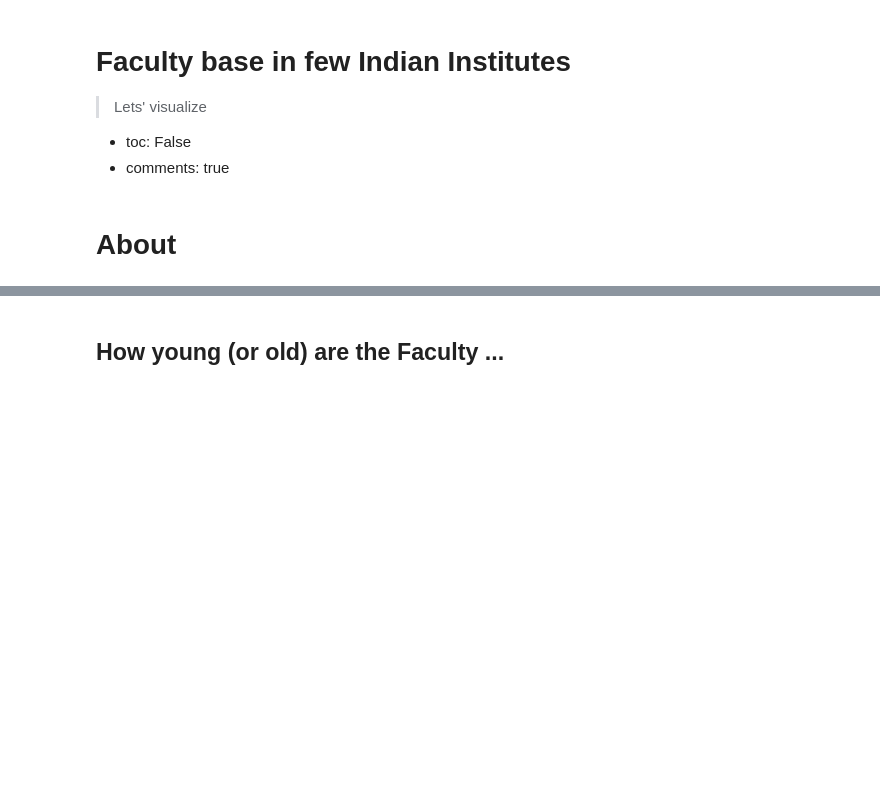
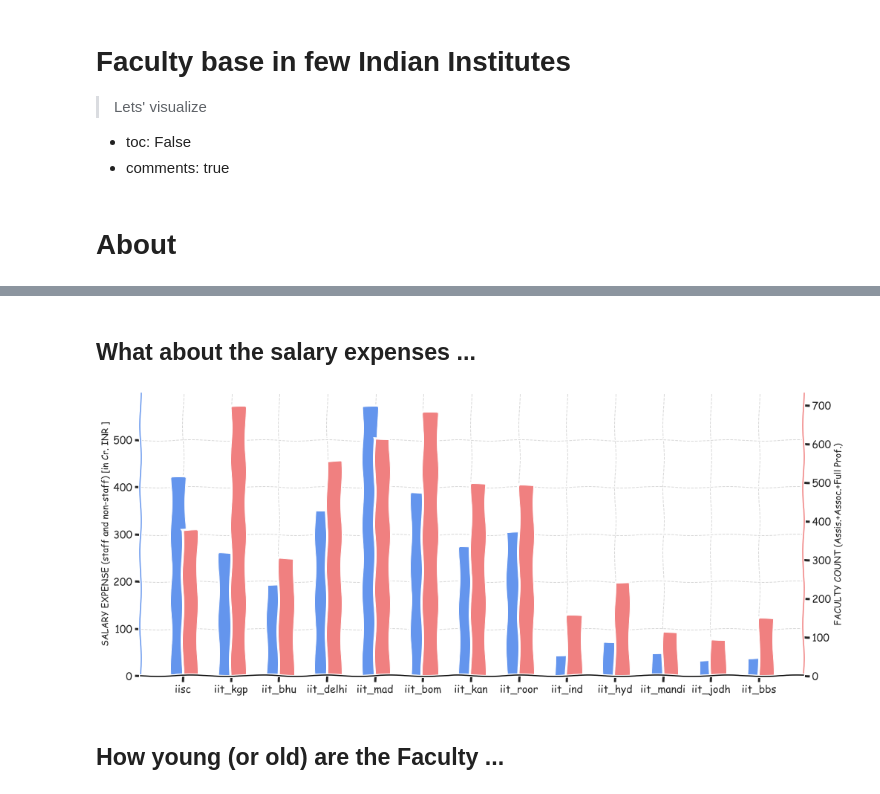
Before and after one commit to neerajww/myblog, a Jupyter notebook: _notebooks/2021-06-23-indian_institutes_nirf.ipynb, the cells around one changed output, grey strips where cells are left out. Cells and saved outputs as stored; diff of their text form; code cells hidden in the pictures; blank space fills up the shorter version.

```diff
--- a/_notebooks/2021-06-23-indian_institutes_nirf.ipynb
+++ b/_notebooks/2021-06-23-indian_institutes_nirf.ipynb
@@ -202,3 +304,44 @@ for insitute in institutes:
+# %% [markdown]
+## What about the salary expenses ...
+# %%
+#collapse
+# plot all salary exoense
+data = {}
+keys_1 = ['staff_salaries']
+
+val_fac_count = []
+for institute in institutes:
+    val_fac_count.append(len(df_fac[df_fac['institute']==institute]))
+
+with plt.xkcd():
+    fig = plt.subplots(figsize=[16,7])
+    ax1 = plt.subplot(1,1,1)
+    FS = 14
+
+    clr = ['cornflowerblue','lightcoral']
+    ax1.bar(np.arange(len(institutes)),df_admin['staff_salaries']/1e7,width=0.3,color=clr[0])
+    plt.xticks(fontsize=FS)
+    plt.yticks(fontsize=FS)
+    ax1.spines['top'].set_visible(False)
+    ax1.set_ylabel('SALARY EXPENSE (staff and non-staff) [in Cr. INR ]')
+    ax1.grid(color='gray', linestyle='--', linewidth=1,alpha=.3)
+
+    ax2 = ax1.twinx()
+    ax2.bar(np.arange(len(institutes))+0.25,val_fac_count,width=0.3,color=clr[1])
+
+    ax2.set_ylabel('FACULTY COUNT (Assis.+Assoc.+Full Prof.)')
+    plt.xticks(np.arange(0,len(institutes))+.1,institutes,rotation=0, fontsize=FS)
+    plt.xticks(fontsize=FS)
+    plt.yticks(fontsize=FS)
+    ax2.spines['top'].set_visible(False)
+    ax2.spines["right"].set_color(clr[1])
+    ax2.spines["left"].set_color(clr[0])
+    # fmt = '.pdf'
+    # if fig_save:
+    #     ax.figure.savefig(path_store_figure+"dicova_track_2_dur"+fmt, bbox_inches='tight')
+    plt.show()
+# %% [output]
+[figure, added]
 # %% [markdown]
 ## How young (or old) are the Faculty ...
 # %%
```
Also changed, not shown: parts of 5 cells of this notebook.
